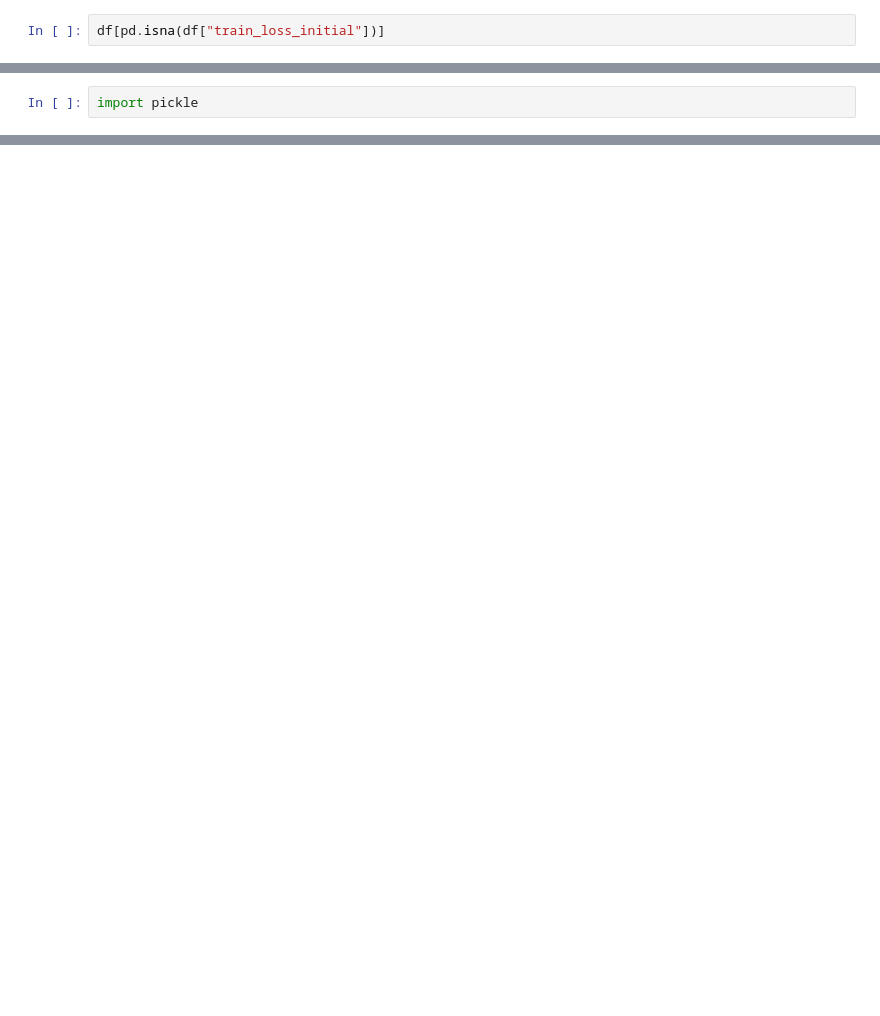
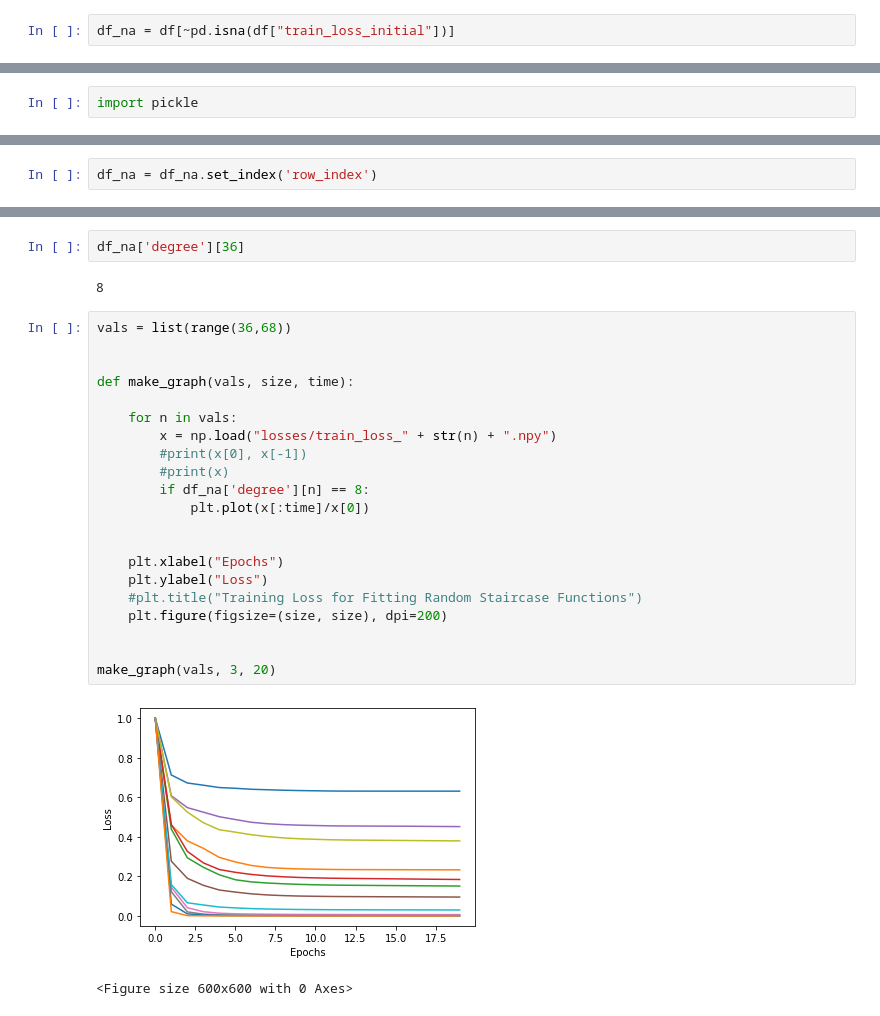
Before and after one commit to sean-lo/staircase_boolean, a Jupyter notebook: experiments/postprocessing.py.ipynb, the cells around one changed output, grey strips where cells are left out. Cells and saved outputs as stored; diff of their text form; blank space fills up the shorter version.

```diff
--- a/experiments/postprocessing.py.ipynb
+++ b/experiments/postprocessing.py.ipynb
@@ -59,4 +193,4 @@ array([7961.7316857 , 7883.03812557, 7840.64611197, 7829.78512287,
        7777.36605173, 7777.33859664, 7777.32254887, 7777.30575711,
        7777.28543681, 7777.26871806, 7777.25504512, 7777.23571664])
 # %%
-df[pd.isna(df["train_loss_initial"])]
+df_na = df[~pd.isna(df["train_loss_initial"])]
@@ -86,0 +263,2 @@ True
+# %%
+df_na = df_na.set_index('row_index')
@@ -86,0 +286,28 @@ True
+# %%
+df_na['degree'][36]
+# %% [output]
+8
+# %%
+vals = list(range(36,68))
+
+
+def make_graph(vals, size, time):
+
+    for n in vals:
+        x = np.load("losses/train_loss_" + str(n) + ".npy")
+        #print(x[0], x[-1])
+        #print(x)
+        if df_na['degree'][n] == 8:
+            plt.plot(x[:time]/x[0])
+
+
+    plt.xlabel("Epochs")
+    plt.ylabel("Loss")
+    #plt.title("Training Loss for Fitting Random Staircase Functions")
+    plt.figure(figsize=(size, size), dpi=200)
+
+
+make_graph(vals, 3, 20)
+# %% [output]
+[figure, added]
+<Figure size 600x600 with 0 Axes>
```
Also changed, not shown: parts of 11 cells of this notebook.
